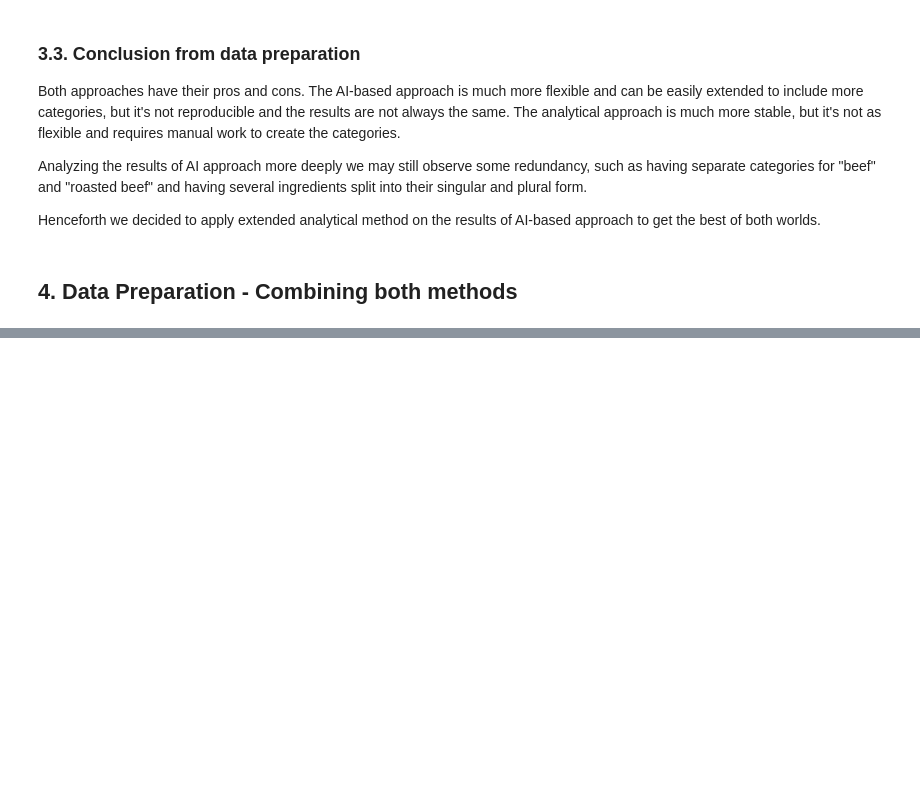
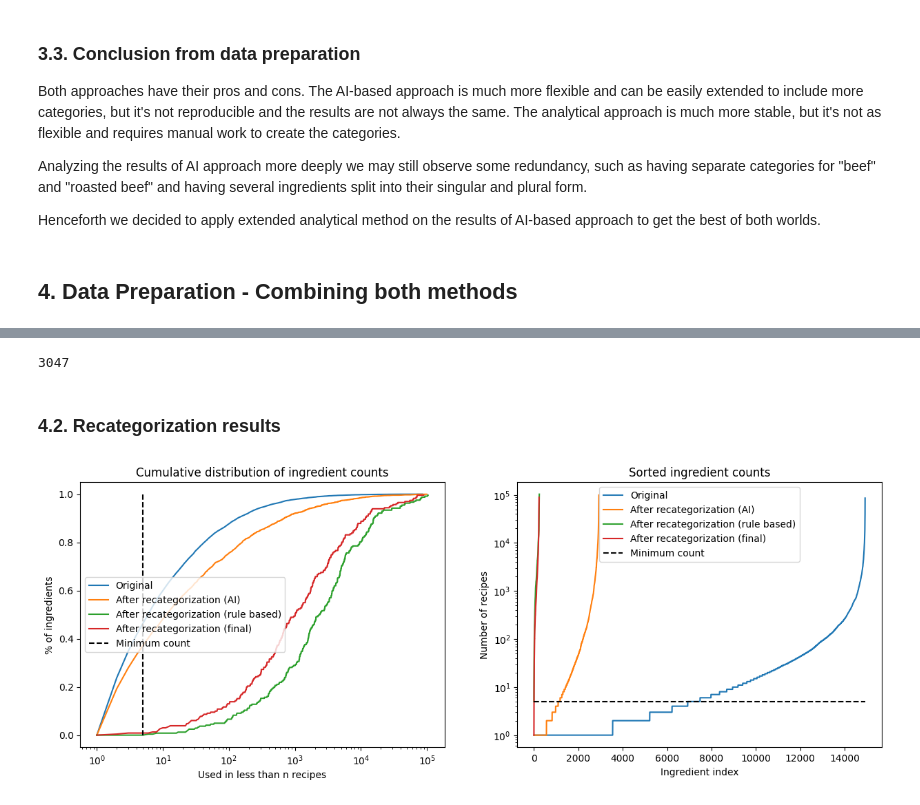
Before and after one commit to Tremirre/EaT-PIM-Revised, a Jupyter notebook: report.ipynb, the cells around one changed output, grey strips where cells are left out. Saved outputs shown, nothing was run; the diff lists cells and outputs as text; code cells hidden in the pictures; blank space fills up the shorter version.

Commit message:
extend report with applying analytical appraoch on ai based one

```diff
--- a/report.ipynb
+++ b/report.ipynb
@@ -585,12 +574,12 @@ invert_map = {
     for ingredient in ingredients
 }
 # %%
-invert_map = {val: key for group in ingredient_map for key, lst in ingredient_map[group].items() for val in lst}
+invert_map = grouping.invert_grouping(ingredient_map)
 
 rule_recategorized_ingredients = [
     invert_map[ingredient]
     for ingredient in itertools.chain.from_iterable(ingredients)
-    if ingredient in invert_map and invert_map[ingredient] != "None"
+    if ingredient in invert_map and invert_map[ingredient] != "uncategorized"
 ]
 # %%
 ingredient_rule_recounts = collections.Counter(rule_recategorized_ingredients)
@@ -660,0 +656,50 @@ Henceforth we decided to apply extended analytical method on the results of AI-b
+# %%
+final_grouping = grouping.group_ingredients(categorized_ingredients.values(), groups)
+final_inversed_map = grouping.invert_grouping(final_grouping)
+
+len(final_grouping["uncategorized"]["uncategorized"])
+# %% [output]
+3047
+# %%
+final_rule_recategorized_ingredients = [
+    final_inversed_map[ingredient]
+    for ingredient in itertools.chain.from_iterable(ingredients)
+    if ingredient in final_inversed_map and final_inversed_map[ingredient] != "uncategorized"
+]
+# %% [markdown]
+### 4.2. Recategorization results
+# %%
+ingredient_final_recounts = collections.Counter(final_rule_recategorized_ingredients)
+
+final_re_counts_arr = np.array(tuple(ingredient_final_recounts.values()))
+
+final_ing_x = [i for i in range(1, final_re_counts_arr.max() + 1)]
+final_ing_y = [(final_re_counts_arr < i).sum() / final_re_counts_arr.shape[0] for i in final_ing_x]
+
+fig, axs = plt.subplots(1, 2, figsize=(15, 5))
+
+axs[0].plot(ing_x, ing_y, label="Original")
+axs[0].plot(re_ing_x, re_ing_y, label="After recategorization (AI)")
+axs[0].plot(rule_re_ing_x, rule_re_ing_y, label="After recategorization (rule based)")
+axs[0].plot(final_ing_x, final_ing_y, label="After recategorization (final)")
+axs[0].plot([MIN_RECIPIES_COUNT, MIN_RECIPIES_COUNT], [0, 1], label="Minimum count", linestyle="--", color="black")
+axs[0].set_xscale('log')
+axs[0].set_title("Cumulative distribution of ingredient counts")
+axs[0].set_xlabel("Used in less than n recipes")
+axs[0].set_ylabel("% of ingredients")
+axs[0].legend()
+
+axs[1].plot(sorted(counts_arr), label="Original")
+axs[1].plot(sorted(re_counts_arr), label="After recategorization (AI)")
+axs[1].plot(sorted(rule_re_counts_arr), label="After recategorization (rule based)")
+axs[1].plot(sorted(final_re_counts_arr), label="After recategorization (final)")
+axs[1].plot([0, counts_arr.shape[0]], [MIN_RECIPIES_COUNT, MIN_RECIPIES_COUNT], label="Minimum count", linestyle="--", color="black")
+axs[1].set_title("Sorted ingredient counts")
+axs[1].set_xlabel("Ingredient index")
+axs[1].set_ylabel("Number of recipes")
+axs[1].legend()
+axs[1].set_yscale('log')
+
+plt.show()
+# %% [output]
+[figure, added]
```
Also changed, not shown: parts of 13 cells of this notebook, 2 other files.
